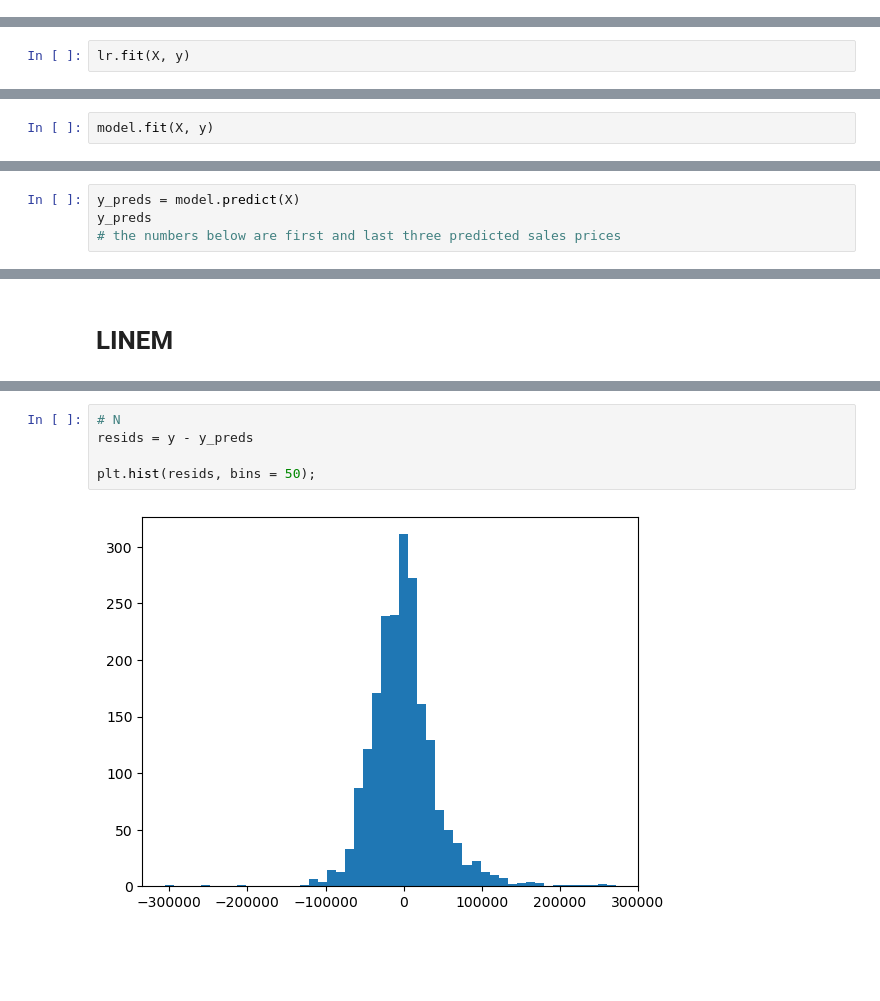
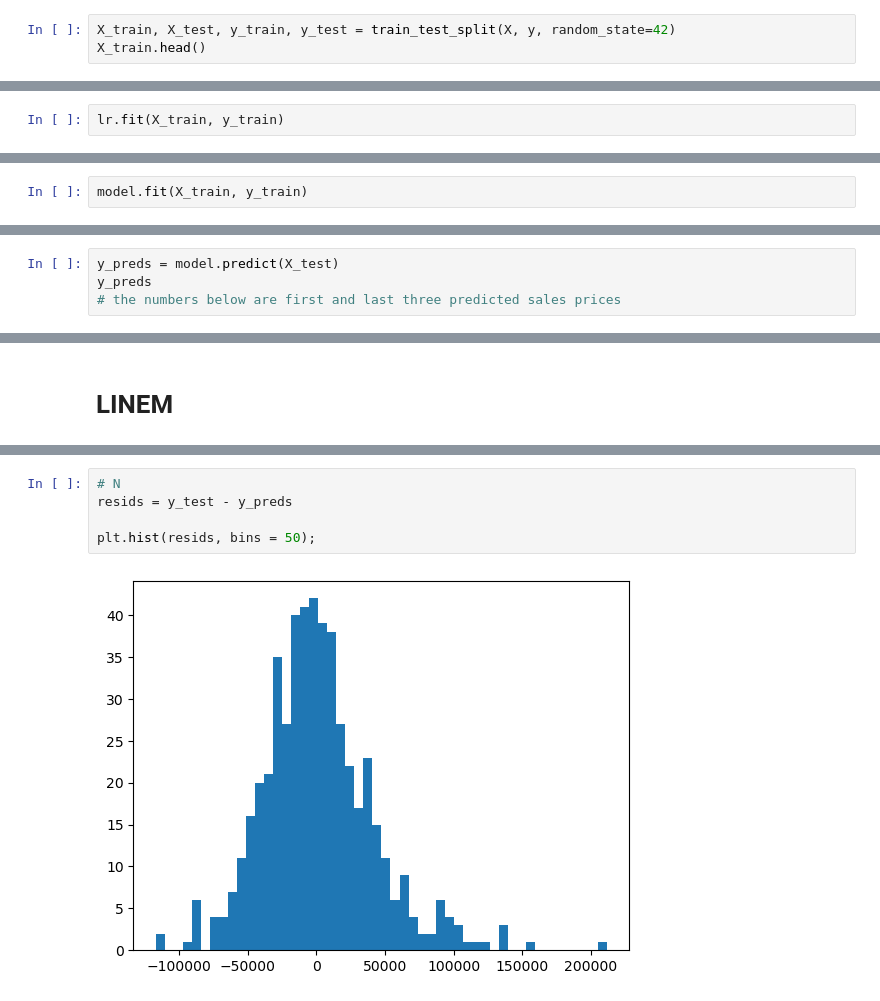
Before and after one commit to Osei7/housing_price-predictions, a Jupyter notebook: code/Notebook 1.ipynb, the cells around one changed output, grey strips where cells are left out. Drawn from its saved outputs; the diff is of its cells as text; blank space fills up the shorter version.

Commit message:
revised with test/train

```diff
--- a/code/Notebook 1.ipynb
+++ b/code/Notebook 1.ipynb
@@ -258,3 +260,6 @@ y = dftrain['SalePrice']
 y.shape
 # %% [output]
 (2051,)
+# %%
+X_train, X_test, y_train, y_test = train_test_split(X, y, random_state=42)
+X_train.head()
@@ -265,7 +277,7 @@ print(type(lr))
 # %% [output]
 <class 'sklearn.linear_model._base.LinearRegression'>
 # %%
-lr.fit(X, y)
+lr.fit(X_train, y_train)
 # %% [output]
 LinearRegression()
 # %%
@@ -287,7 +299,7 @@ list(zip(lr.coef_, X))
 # %%
 model = LinearRegression()
 # %%
-model.fit(X, y)
+model.fit(X_train, y_train)
 # %% [output]
 LinearRegression()
 # %%
@@ -302,7 +314,7 @@ model.intercept_
 # %% [markdown]
 # Making Predictions
 # %%
-y_preds = model.predict(X)
+y_preds = model.predict(X_test)
 y_preds
 # the numbers below are first and last three predicted sales prices
 # %% [output]
@@ -339,10 +366,10 @@ sns.pairplot(pd.merge(X, y, left_index = True, right_index = True), corner = Tru
 # %%
 # N
-resids = y - y_preds
+resids = y_test - y_preds
 
 plt.hist(resids, bins = 50);
 # %% [output]
-[figure, old version]
+[figure, new version]
 # %%
 # E: - equal variance - something bad is happening if there is any type of pattern either with data and or risiduals, want it equal on both sides
 plt.scatter(y_preds, resids, s = 1)
```
Also changed, not shown: parts of 15 cells of this notebook.
